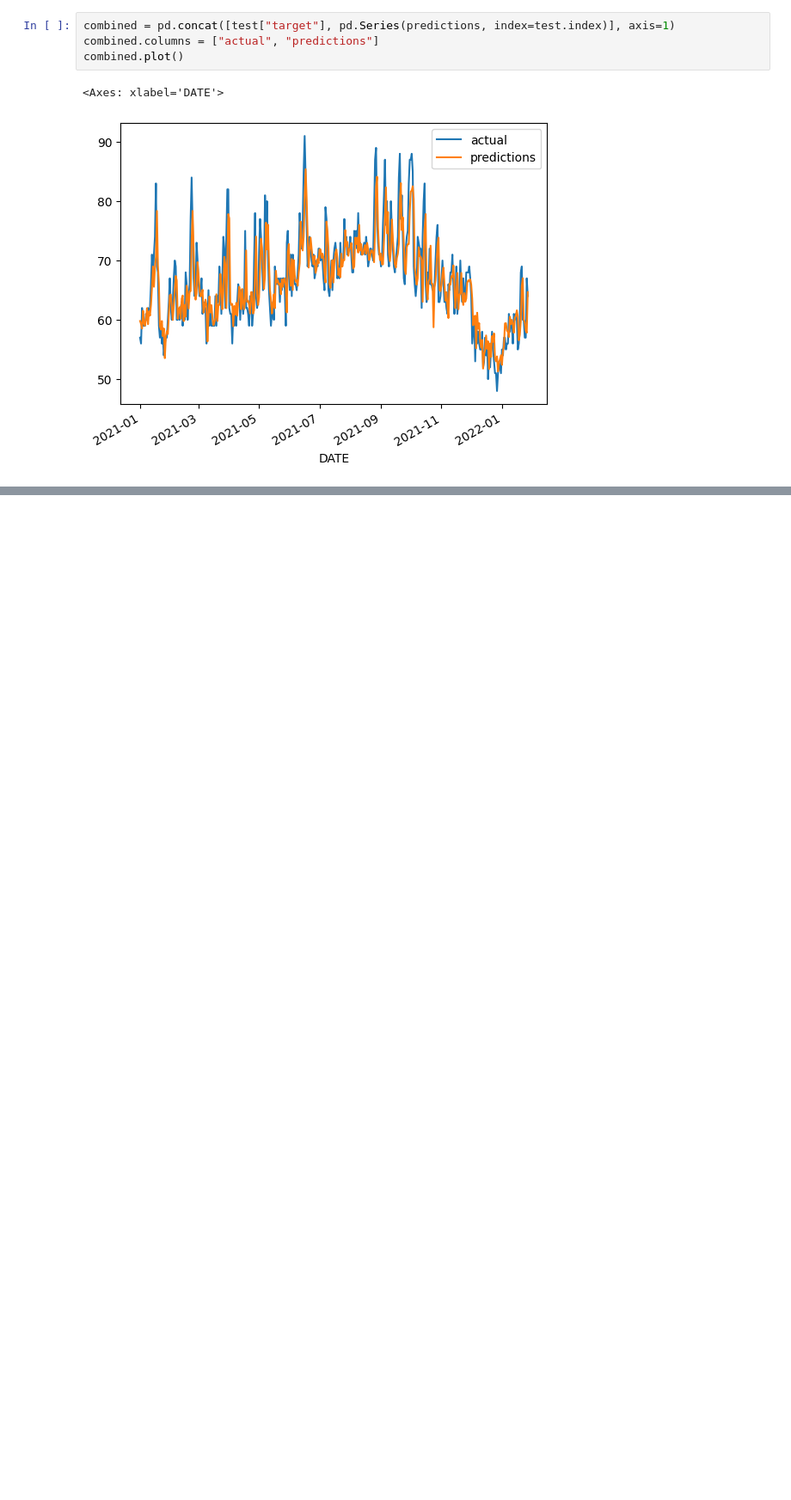
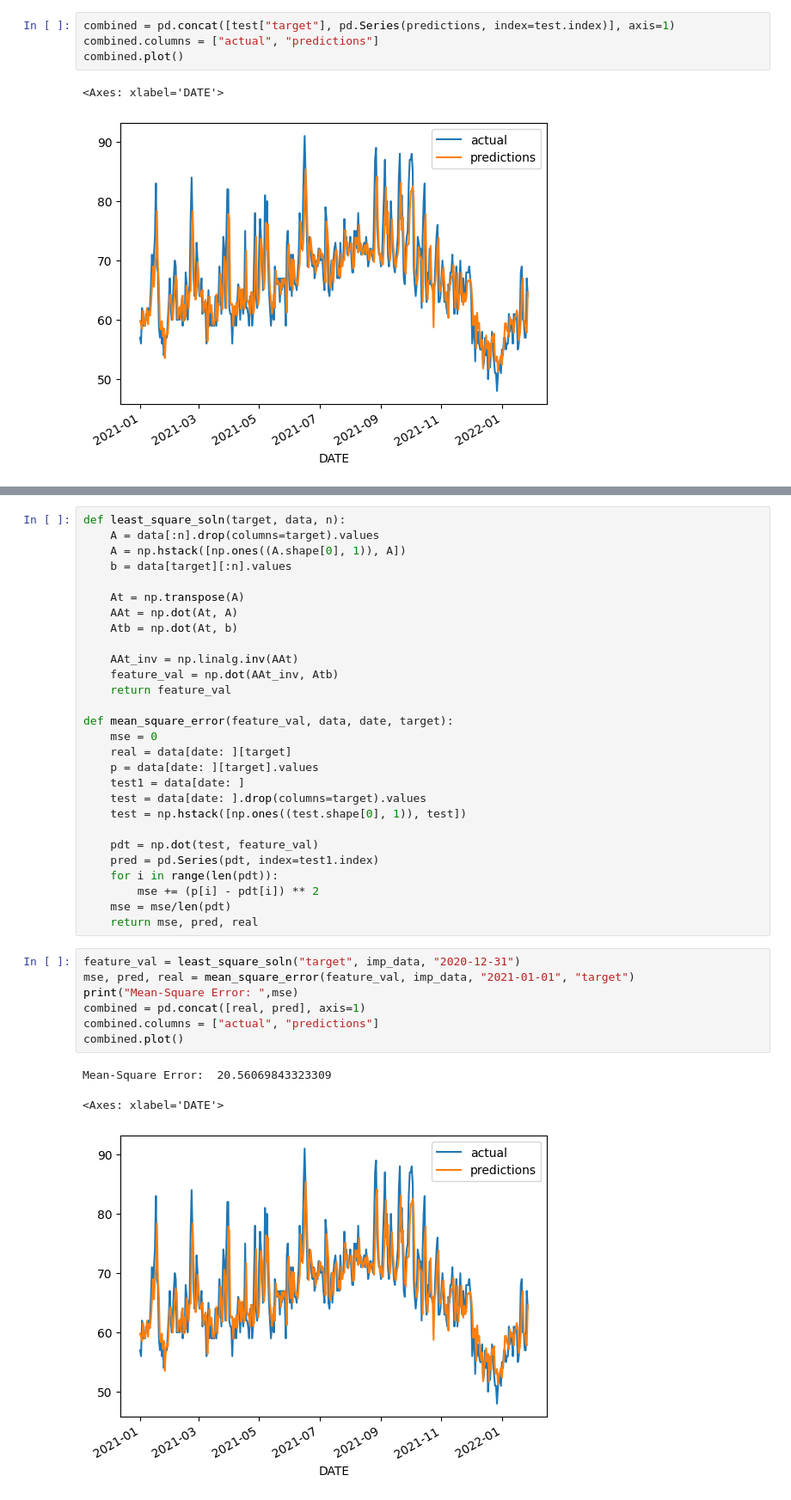
Before and after one commit to Ayushcoder1/projects, a Jupyter notebook: weather predictor/weather.ipynb, the cells around one changed output, grey strips where cells are left out. Shown at 86% size. Saved outputs shown, nothing was run; the diff lists cells and outputs as text; blank space fills up the shorter version.

```diff
--- a/weather predictor/weather.ipynb
+++ b/weather predictor/weather.ipynb
@@ -159,0 +151,39 @@ def predict(predictors, imp_data, reg):
+# %%
+def least_square_soln(target, data, n):
+    A = data[:n].drop(columns=target).values
+    A = np.hstack([np.ones((A.shape[0], 1)), A])
+    b = data[target][:n].values
+
+    At = np.transpose(A)
+    AAt = np.dot(At, A)
+    Atb = np.dot(At, b)
+
+    AAt_inv = np.linalg.inv(AAt)
+    feature_val = np.dot(AAt_inv, Atb)
+    return feature_val
+
+def mean_square_error(feature_val, data, date, target):
+    mse = 0
+    real = data[date: ][target]
+    p = data[date: ][target].values
+    test1 = data[date: ]
+    test = data[date: ].drop(columns=target).values
+    test = np.hstack([np.ones((test.shape[0], 1)), test])
+
+    pdt = np.dot(test, feature_val)
+    pred = pd.Series(pdt, index=test1.index)
+    for i in range(len(pdt)):
+        mse += (p[i] - pdt[i]) ** 2
+    mse = mse/len(pdt)
+    return mse, pred, real
+# %%
+feature_val = least_square_soln("target", imp_data, "2020-12-31")
+mse, pred, real = mean_square_error(feature_val, imp_data, "2021-01-01", "target")
+print("Mean-Square Error: ",mse)
+combined = pd.concat([real, pred], axis=1)
+combined.columns = ["actual", "predictions"]
+combined.plot()
+# %% [output]
+Mean-Square Error:  20.56069843323309
+<Axes: xlabel='DATE'>
+[figure, added]
```
Also changed, not shown: parts of 11 cells of this notebook.
